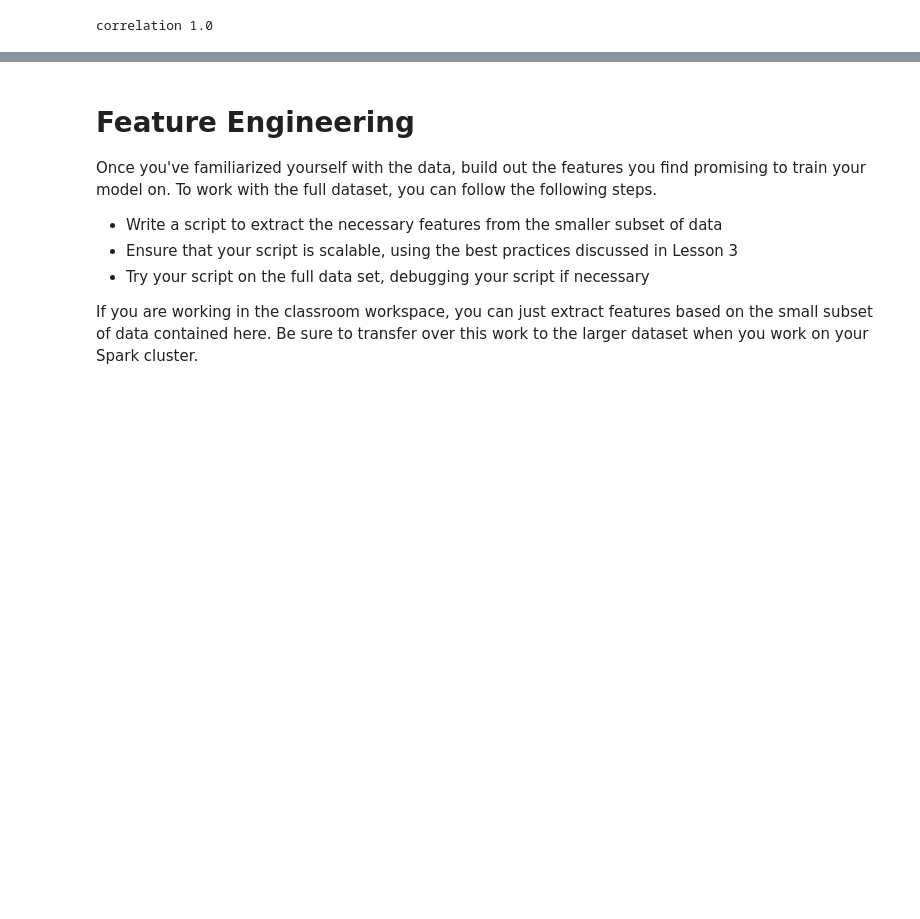
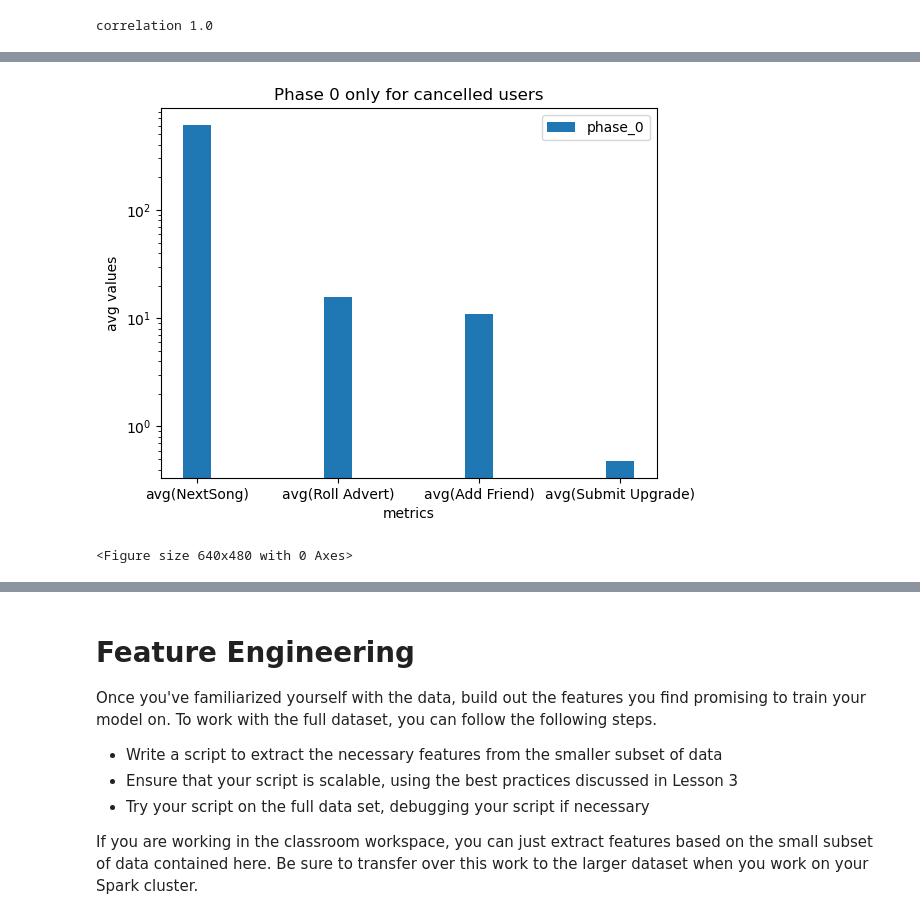
Before and after one commit to Olek-ua/Sparkify_Project, a Jupyter notebook: Sparkify.ipynb, the cells around one changed output, grey strips where cells are left out. Cells and saved outputs as stored; diff of their text form; code cells hidden in the pictures; blank space fills up the shorter version.

```diff
--- a/Sparkify.ipynb
+++ b/Sparkify.ipynb
@@ -181,0 +261,4 @@ cancelled_users.show()
+# %%
+# Building a plot - cancelled_users
+X = ps.DataFrame(cancelled_users).drop('phase').columns
+phase_0 = list(ps.DataFrame(cancelled_users).drop('phase').iloc[0])
@@ -182 +272,19 @@ cancelled_users.show()
+# %%
+X_axis = np.arange(len(X))
+
+plt.bar(X_axis, phase_0, 0.2, label = 'phase_0')
+
+plt.xticks(X_axis, X)
+plt.xlabel("metrics")
+plt.ylabel("avg values")
+plt.title("Phase 0 only for cancelled users")
+plt.legend()
+# Setting a logarithmic scale for y-axis
+plt.yscale('log')
+plt.show()
+
+plt.savefig('cancelled_phase_0.png')
+# %% [output]
+[figure, added]
+<Figure size 640x480 with 0 Axes>
 # %%
```
Also changed, not shown: parts of 30 cells of this notebook.
